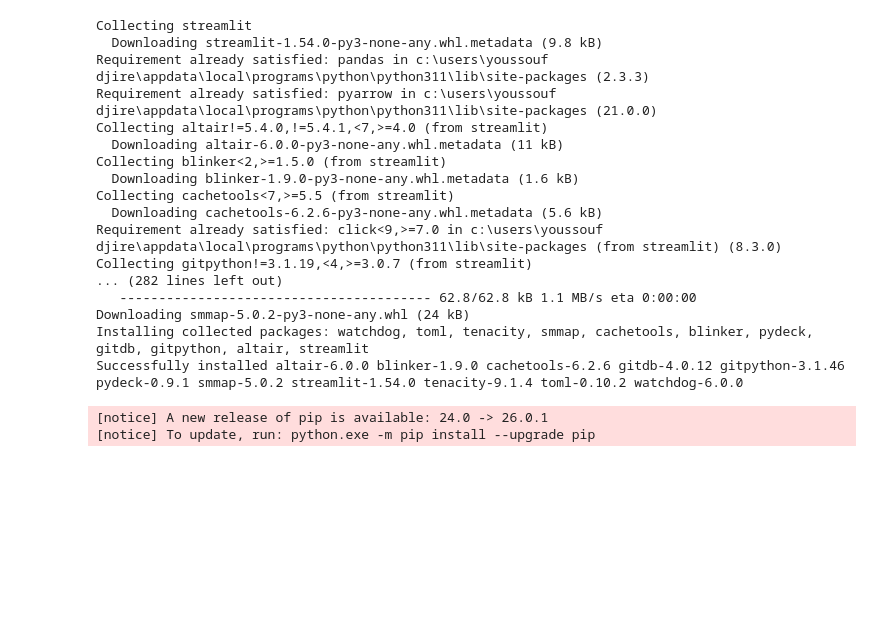
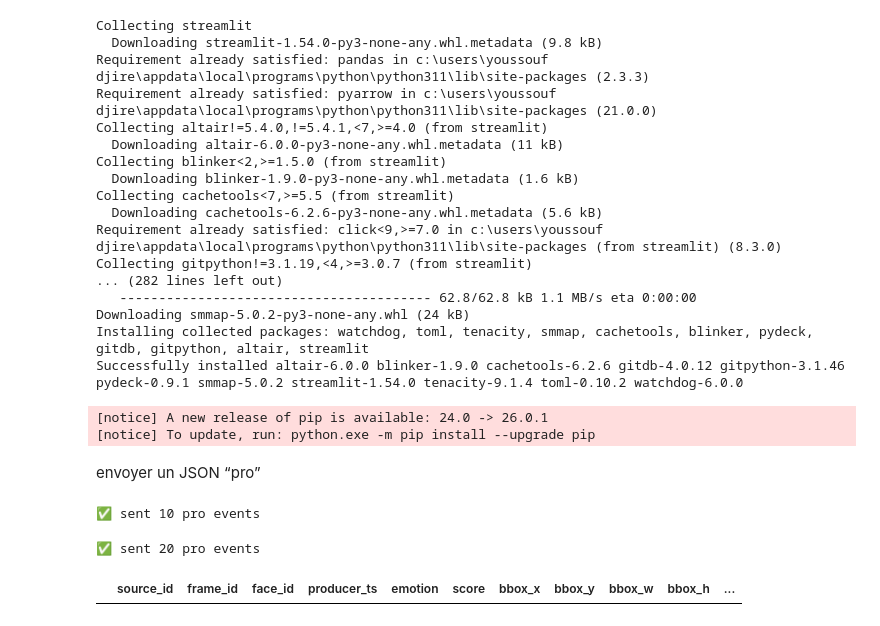
Before and after one commit to Yousking01/vkr-final-projet-real-time-emotion-video-streaming, a Jupyter notebook: producer_test.ipynb, the cells around one changed output. Cells and saved outputs as stored; diff of their text form; code cells hidden in the pictures; blank space fills up the shorter version.

```diff
--- a/producer_test.ipynb
+++ b/producer_test.ipynb
@@ -170,3 +170,83 @@ Installing collected packages: watchdog, toml, tenacity, smmap, cachetools, blin
 Successfully installed altair-6.0.0 blinker-1.9.0 cachetools-6.2.6 gitdb-4.0.12 gitpython-3.1.46 pydeck-0.9.1 smmap-5.0.2 streamlit-1.54.0 tenacity-9.1.4 toml-0.10.2 watchdog-6.0.0
 [notice] A new release of pip is available: 24.0 -> 26.0.1
 [notice] To update, run: python.exe -m pip install --upgrade pip
+# %% [markdown]
+envoyer un JSON “pro”
+# %%
+import json, time, random
+from kafka import KafkaProducer
+
+producer = KafkaProducer(
+    bootstrap_servers="localhost:9092",
+    value_serializer=lambda v: json.dumps(v).encode("utf-8")
+)
+
+def fake_bbox():
+    x = random.randint(50, 200)
+    y = random.randint(50, 200)
+    w = random.randint(80, 140)
+    h = random.randint(80, 140)
+    return x, y, w, h
+
+emotions = ["happy", "neutral", "sad", "angry", "surprise"]
+
+for frame_id in range(1, 11):
+    x, y, w, h = fake_bbox()
+    event = {
+        "source_id": "cam_01",
+        "frame_id": frame_id,
+        "face_id": 1,
+        "producer_ts": time.time(),  # epoch seconds
+        "emotion": random.choice(emotions),
+        "score": round(random.uniform(0.55, 0.98), 2),
+        "bbox_x": x, "bbox_y": y, "bbox_w": w, "bbox_h": h
+    }
+    producer.send("test_topic", event)
+    time.sleep(0.2)
+
+producer.flush()
+print("✅ sent 10 pro events")
+# %% [output]
+✅ sent 10 pro events
+# %%
+import json, time, random
+from kafka import KafkaProducer
+
+producer = KafkaProducer(
+    bootstrap_servers="localhost:9092",
+    value_serializer=lambda v: json.dumps(v).encode("utf-8")
+)
+
+emotions = ["happy", "neutral", "sad", "angry", "surprise"]
+
+def fake_bbox():
+    x = random.randint(40, 250)
+    y = random.randint(40, 200)
+    w = random.randint(80, 160)
+    h = random.randint(80, 160)
+    return x, y, w, h
+
+for frame_id in range(1, 21):
+    x, y, w, h = fake_bbox()
+    event = {
+        "source_id": "cam_01",
+        "frame_id": frame_id,
+        "face_id": 1,
+        "producer_ts": time.time(),   # epoch seconds (float)
+        "emotion": random.choice(emotions),
+        "score": round(random.uniform(0.55, 0.98), 2),
+        "bbox_x": x, "bbox_y": y, "bbox_w": w, "bbox_h": h
+    }
+    producer.send("test_topic", event)
+    time.sleep(0.15)
+
+producer.flush()
+print("✅ sent 20 pro events")
+# %% [output]
+✅ sent 20 pro events
+# %%
+import pandas as pd
+df_v2 = pd.read_parquet("data/parquet_events_v2")
+df_v2.tail(10)
+# %% [output]
+|  | source_id | frame_id | face_id | producer_ts | emotion | score | bbox_x | bbox_y | bbox_w | bbox_h | ... |
```
Also changed, not shown: 9 other files.
